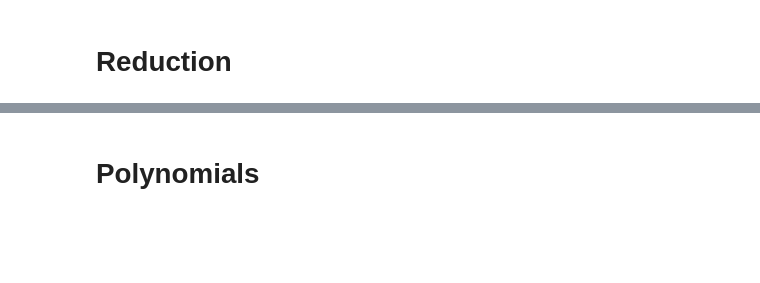
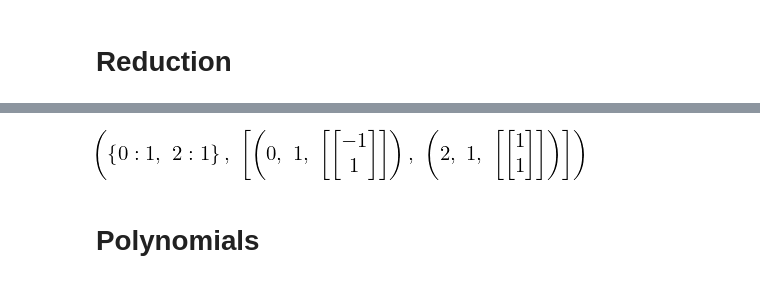
Before and after one commit to greglan/python, a Jupyter notebook: maths/sympy-demo.ipynb, the cells around one changed output, grey strips where cells are left out. Cells and saved outputs as stored; diff of their text form; code cells hidden in the pictures; blank space fills up the shorter version.

```diff
--- a/maths/sympy-demo.ipynb
+++ b/maths/sympy-demo.ipynb
@@ -88,3 +89,7 @@ p
+# %%
+M.eigenvals(), M.eigenvects()
+# %% [output]
+[figure, added]
 # %% [markdown]
 # Polynomials
 # %%
```
Also changed, not shown: parts of 16 cells of this notebook, 3 other files.
